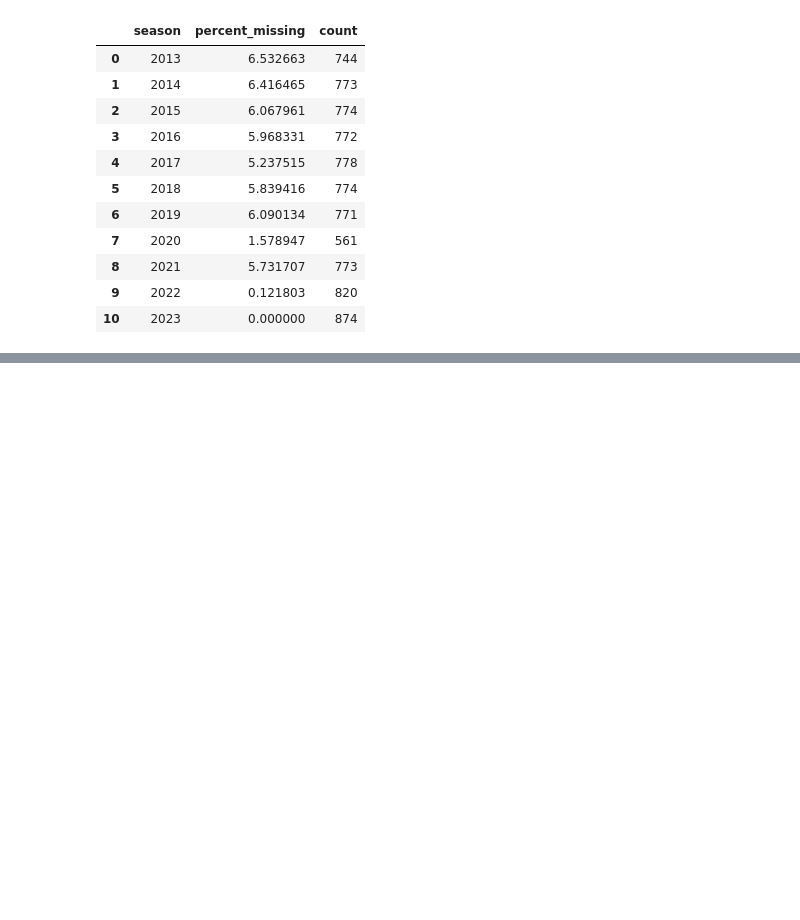
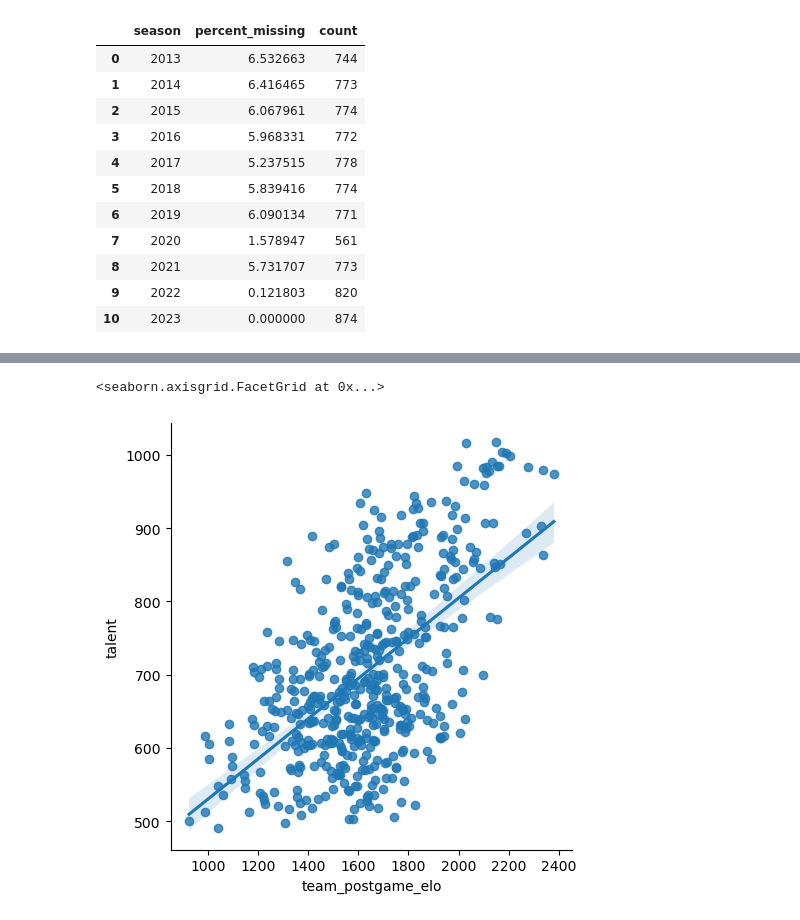
Before and after one commit to aserban13/SIADS593-MilestoneI, a Jupyter notebook: notebooks/2_data_cleaning.ipynb, the cells around one changed output, grey strips where cells are left out. Cells and saved outputs as stored; diff of their text form; code cells hidden in the pictures; blank space fills up the shorter version.

```diff
--- a/notebooks/2_data_cleaning.ipynb
+++ b/notebooks/2_data_cleaning.ipynb
@@ -12,6 +12,9 @@ pd.set_option('display.max_columns', None)
 df = pd.read_csv('../data/games_manipulated.csv', low_memory=False)
 df_teams = pd.read_csv('../data/teams.csv',low_memory=False)
 df_recruits = pd.read_csv('../data/recruits.csv',low_memory=False)
+df_roster = pd.read_csv('../data/roster.csv',low_memory=False)
+df_draft = pd.read_csv('../data/draft.csv',low_memory=False)
+df_team_talent = pd.read_csv('../data/team_talent.csv',low_memory=False)
 # %%
 df.head()
 # %% [output]
@@ -167,0 +159,13 @@ team_conference.groupby(['season']).agg(
+# %%
+cols = ['season', 'game_that_season', 'season_type', 'team_conference','main_team','opposing_team_id','conference_game','team_postgame_elo', 'team_pregame_elo', 'win_flag']
+
+filtered_df = df[cols]
+
+# Show games in 13 games
+filtered_df = filtered_df[filtered_df['game_that_season'] == 12]
+filtered_df = filtered_df[filtered_df['team_conference'].isin(power_5_conf)]
+filtered_df = filtered_df[filtered_df['season'] != 2020] # outliar
+
+filtered_df.rename(columns={'season':'year', 'main_team': 'school'},inplace=True)
+
+filtered_df.head()
@@ -167,0 +210,4 @@ team_conference.groupby(['season']).agg(
+# %%
+teams = filtered_df['school'].unique()
+filtered_team_talend_df = df_team_talent[df_team_talent['school'].isin(teams)]
+filtered_team_talend_df
@@ -167,0 +228,3 @@ team_conference.groupby(['season']).agg(
+# %%
+total_elo_talent = pd.merge(filtered_team_talend_df, filtered_df, on=['year', 'school'])
+total_elo_talent.head()
@@ -167,0 +240,15 @@ team_conference.groupby(['season']).agg(
+# %%
+# sns.scatterplot(data=total_elo_talent, x='team_postgame_elo', y='talent')
+# x = total_elo_talent['team_postgame_elo']
+# y = total_elo_talent['talent']
+sns.lmplot(data=total_elo_talent, x='team_postgame_elo', y='talent')
+
+# plt.scatter(x, y, label='Data Points')
+# slope, intercept = np.polyfit(x, y, 1)
+
+# plt.plot(x, slope * x + intercept, color='red', label='Linear Regression')
+
+# slope, intercept = np.polyfit(x, y, 1)
+# %% [output]
+<seaborn.axisgrid.FacetGrid at 0x...>
+[figure, added]
```
Also changed, not shown: parts of 22 cells of this notebook.
